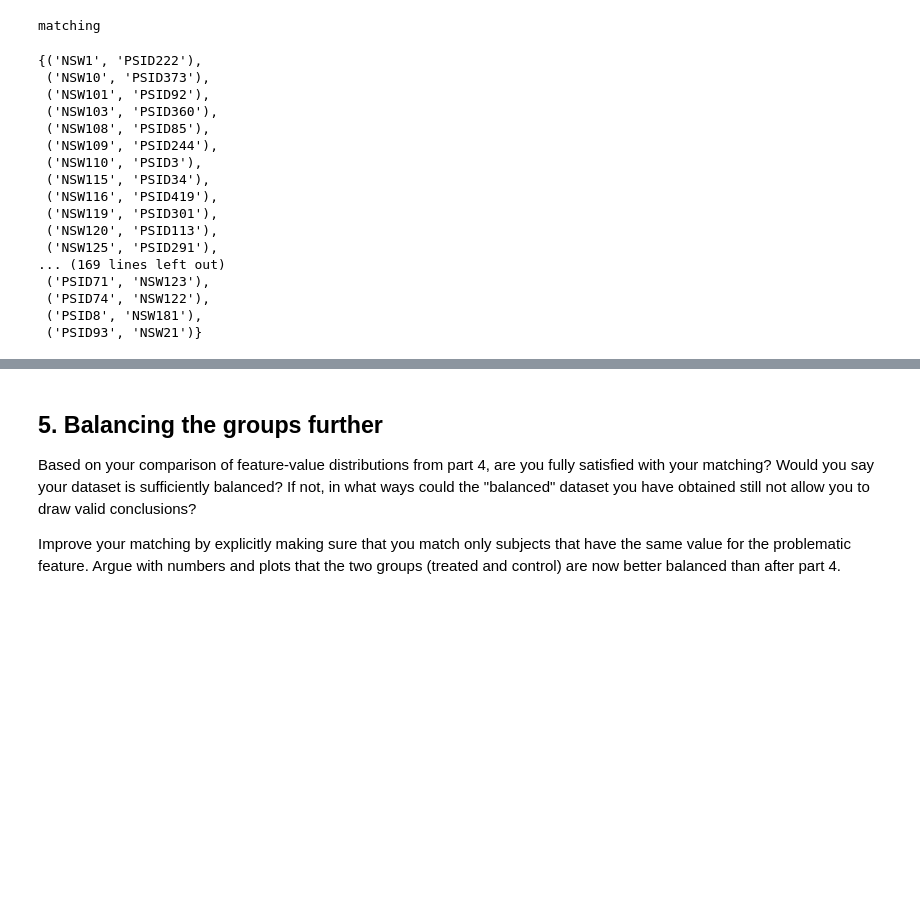
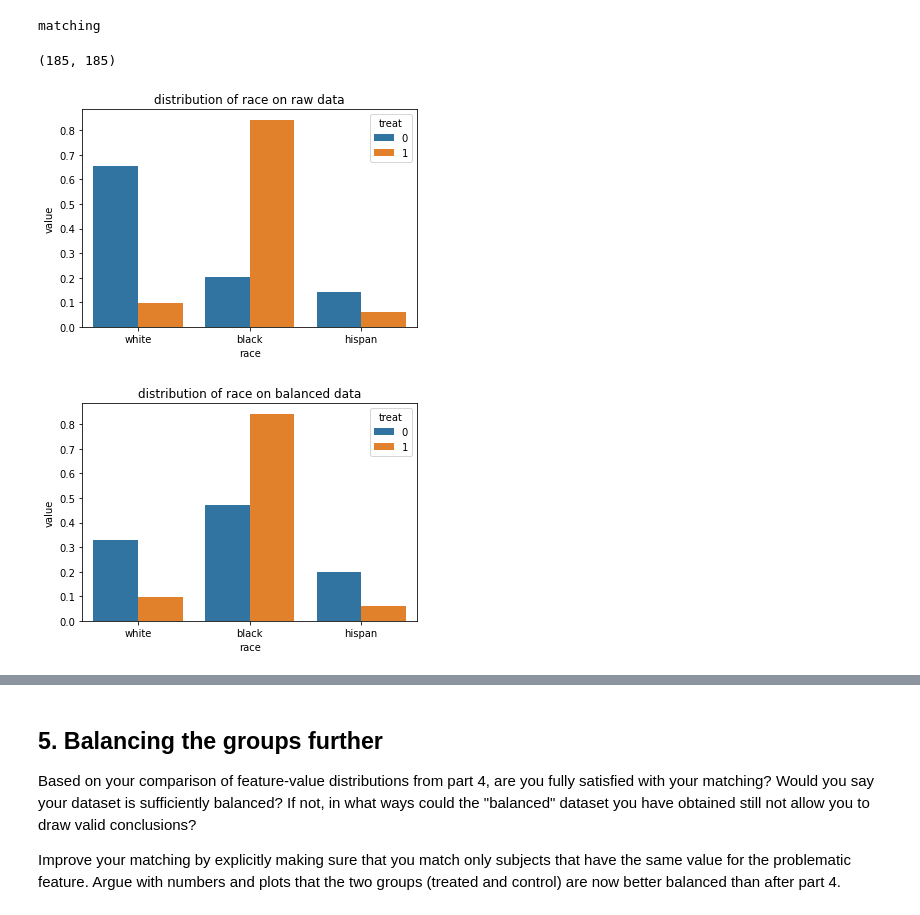
Before and after one commit to stefanoviel/2023, a Jupyter notebook: Exercises/05 - Causal analysis of observational data/Observational studies exercise.ipynb, the cells around one changed output, grey strips where cells are left out. Drawn from its saved outputs; the diff is of its cells as text; code cells hidden in the pictures; blank space fills up the shorter version.

```diff
--- a/Exercises/05 - Causal analysis of observational data/Observational studies exercise.ipynb
+++ b/Exercises/05 - Causal analysis of observational data/Observational studies exercise.ipynb
@@ -228,32 +236,56 @@ treated = df[df.treat == 1]
 edges = []
 for id_treated, prop_score_treated in zip(treated.id, treated.pro_score):
     for id_control, prop_score_control in zip(control.id, control.pro_score):
-        edges.append((id_treated, id_control, np.abs(prop_score_treated - prop_score_control)))
+        edges.append((id_treated, id_control,1/(np.abs(prop_score_treated - prop_score_control) + 1e-15)))
+
 
 G.add_weighted_edges_from(edges)
 
-print('matching')
+print('matching starting')
 
 matching = nx.max_weight_matching(G)
 # %% [output]
 matching
-# %%
-matching
-# %% [output]
-{('NSW1', 'PSID222'),
- ('NSW10', 'PSID373'),
- ('NSW101', 'PSID92'),
- ('NSW103', 'PSID360'),
- ('NSW108', 'PSID85'),
- ('NSW109', 'PSID244'),
- ('NSW110', 'PSID3'),
- ('NSW115', 'PSID34'),
- ('NSW116', 'PSID419'),
- ('NSW119', 'PSID301'),
- ('NSW120', 'PSID113'),
- ('NSW125', 'PSID291'),
-... (169 lines left out)
- ('PSID71', 'NSW123'),
- ('PSID74', 'NSW122'),
- ('PSID8', 'NSW181'),
- ('PSID93', 'NSW21')}
+# %%
+matched_control = []
+matched_treated = []
+
+for node_a, node_b in matching:
+    if 'PS' in node_a and 'NSW' in node_b:
+        matched_control.append(node_a)
+        matched_treated.append(node_b)
+    elif 'NSW' in node_a and 'PS' in node_b:
+        matched_control.append(node_b)
+        matched_treated.append(node_a)
+    else:
+        print('err')
+
+matched_control_df = control[control.id.isin(matched_control)]
+matched_treated_df = treated[treated.id.isin(matched_treated)]
+len(matched_treated_df), len(matched_control_df)
+# %% [output]
+(185, 185)
+# %%
+df['white'] = ((df['black'] == 0) & (df['hispan'] == 0)).astype(int)
+
+grouped = df.groupby('treat')[['white', 'black', 'hispan']].mean()
+grouped = grouped.reset_index().melt(id_vars='treat', value_vars=['white', 'black', 'hispan'], var_name='race')
+
+sns.barplot(data =grouped, x ='race', y='value', hue= 'treat')
+plt.title('distribution of race on raw data')
+plt.show()
+
+
+combined = matched_control_df.append(matched_treated_df, ignore_index=True)
+combined['white'] = ((combined['black'] == 0) & (combined['hispan'] == 0)).astype(int)
+
+grouped = combined.groupby('treat')[['white', 'black', 'hispan']].mean()
+grouped = grouped.reset_index().melt(id_vars='treat', value_vars=['white', 'black', 'hispan'], var_name='race')
+
+sns.barplot(data =grouped, x ='race', y='value', hue= 'treat')
+plt.title('distribution of race on balanced data')
+
+plt.show()
+# %% [output]
+[figure, added]
+[figure, added]
```
Also changed, not shown: parts of 15 cells of this notebook.
